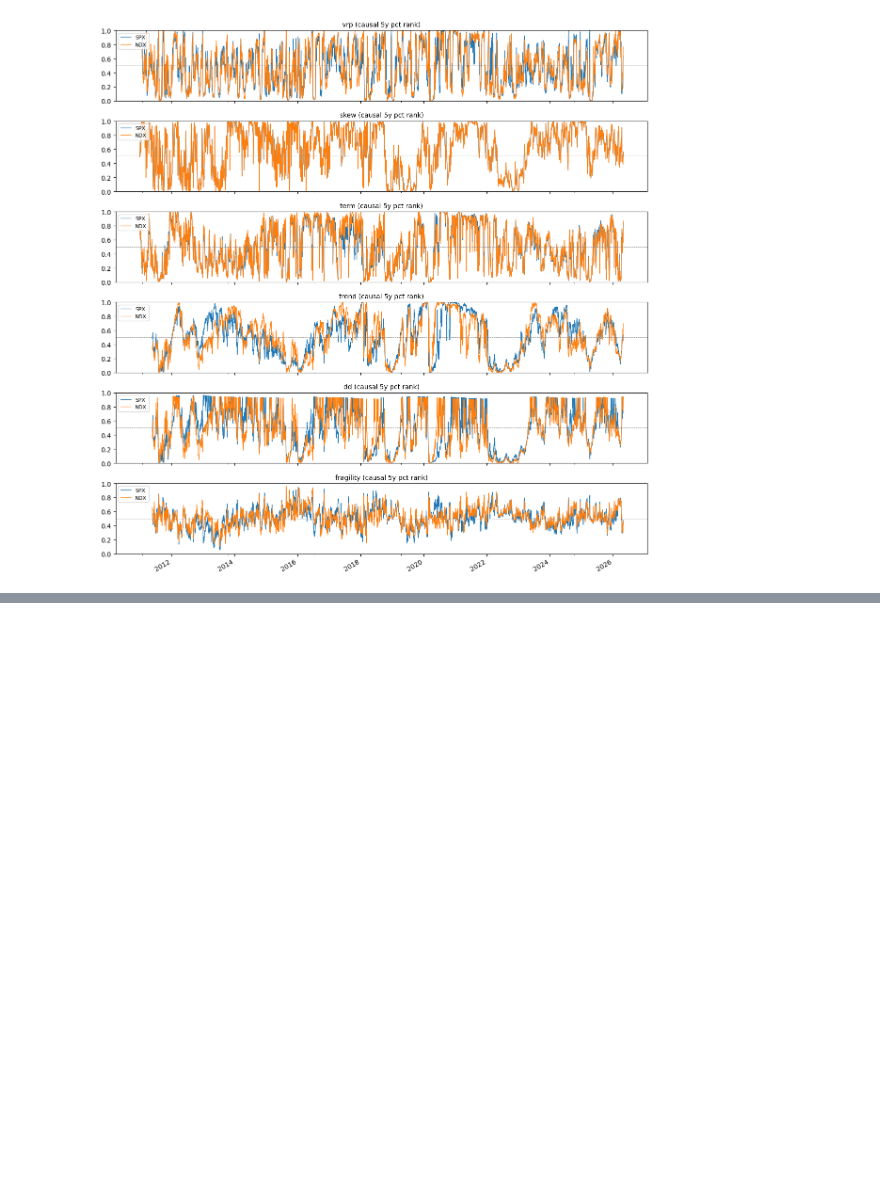
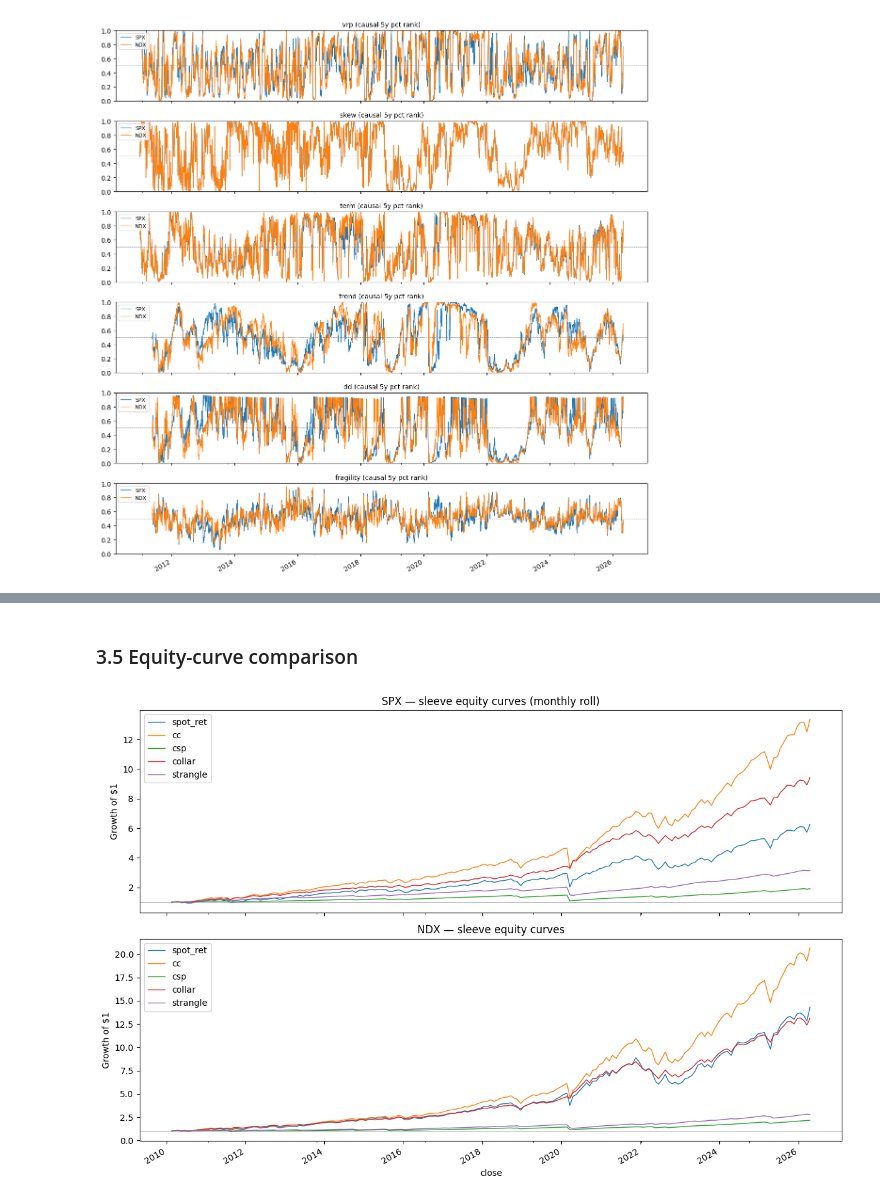
Before and after one commit to AdamMooo/vol-diagnostics, a Jupyter notebook: sleeve_alpha_dev.ipynb, the cells around one changed output, grey strips where cells are left out. Saved outputs shown, nothing was run; the diff lists cells and outputs as text; code cells hidden in the pictures; blank space fills up the shorter version.

```diff
--- a/sleeve_alpha_dev.ipynb
+++ b/sleeve_alpha_dev.ipynb
@@ -334,0 +489,22 @@ plt.show()
+# %%
+sleeves = ["spot_ret", "cc", "csp", "collar", "strangle"]
+
+def equity_and_stats(rolls):
+    eq = (1 + rolls[sleeves]).cumprod()
+    rets = rolls[sleeves]
+    n_per_year = 12  # monthly rolls
+    stats = pd.DataFrame({
+        "cagr":  (eq.iloc[-1] ** (n_per_year / len(rets)) - 1),
+        "vol":   rets.std() * np.sqrt(n_per_year),
+        "sharpe": rets.mean() / rets.std() * np.sqrt(n_per_year),
+        "max_dd": (eq / eq.cummax() - 1).min(),
+        "hit":   (rets > 0).mean(),
+    })
+    return eq, stats
+
+eq_spx, stats_spx = equity_and_stats(rolls_spx)
+eq_ndx, stats_ndx = equity_and_stats(rolls_ndx)
+print("SPX sleeve stats:")
+print(stats_spx.round(3))
+print("\nNDX sleeve stats:")
+print(stats_ndx.round(3))
@@ -334,0 +527,11 @@ plt.show()
+# %% [markdown]
+### 3.5 Equity-curve comparison
+# %%
+fig, axes = plt.subplots(2, 1, figsize=(12, 8), sharex=True)
+eq_spx.plot(ax=axes[0], lw=1.0); axes[0].set_title("SPX — sleeve equity curves (monthly roll)")
+axes[0].set_ylabel("Growth of $1"); axes[0].axhline(1, color="grey", lw=0.5)
+eq_ndx.plot(ax=axes[1], lw=1.0); axes[1].set_title("NDX — sleeve equity curves")
+axes[1].set_ylabel("Growth of $1"); axes[1].axhline(1, color="grey", lw=0.5)
+plt.tight_layout(); plt.show()
+# %% [output]
+[figure, added]
```
Also changed, not shown: parts of 9 cells of this notebook, 1 other file.
